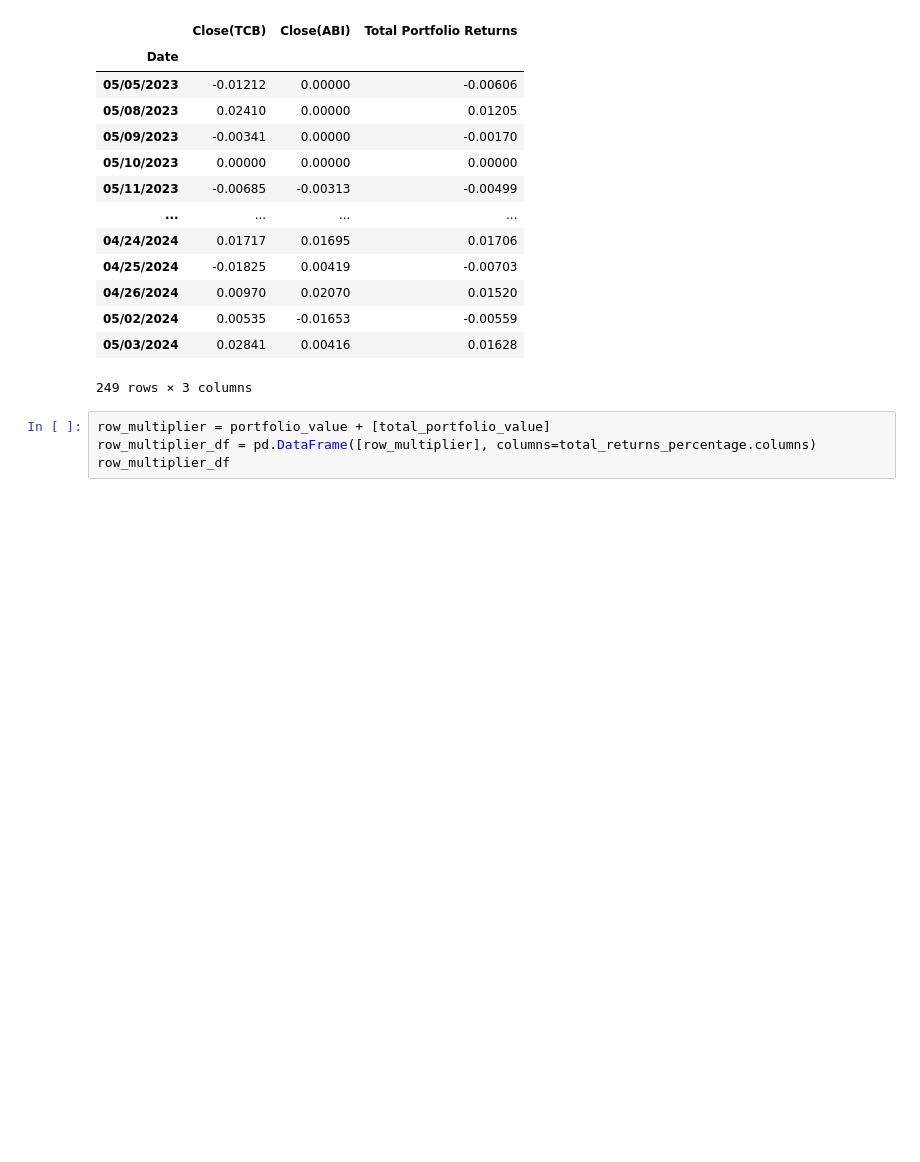
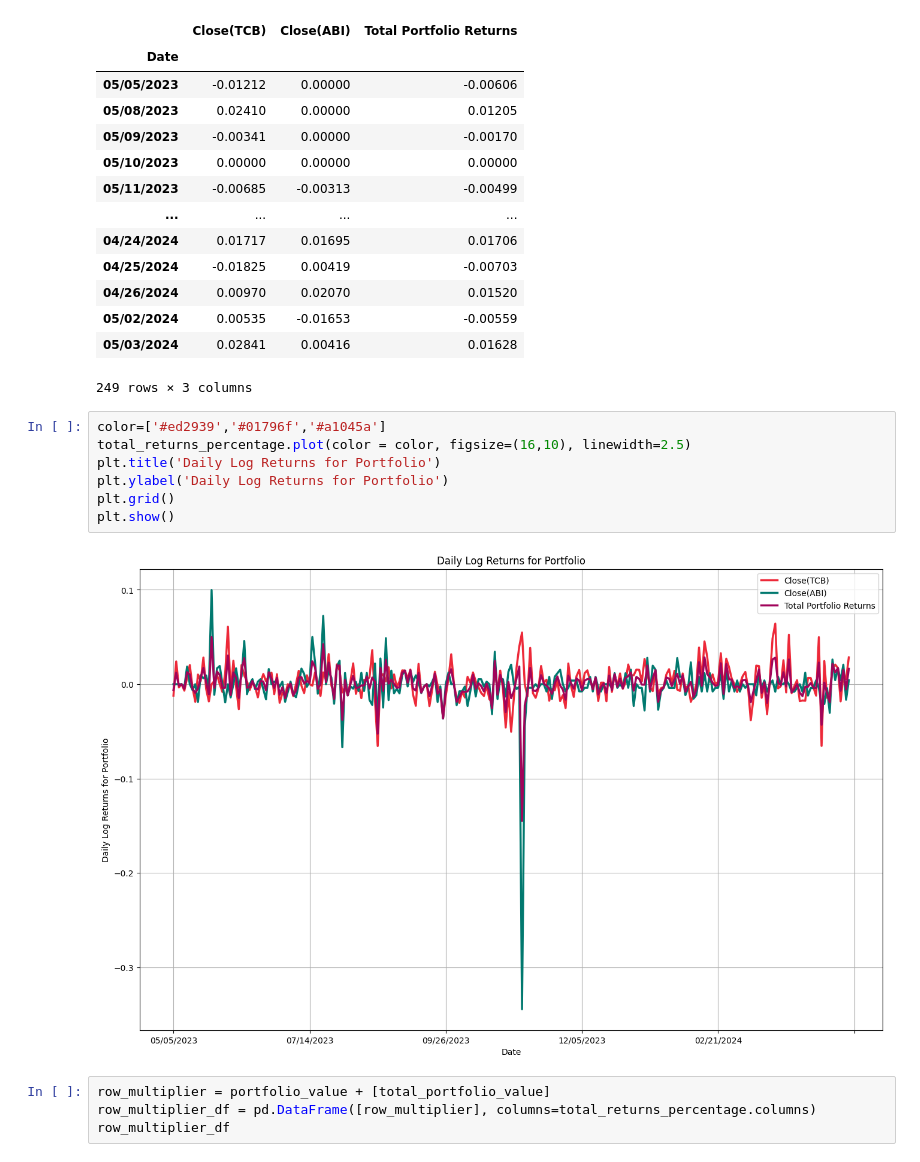
Before and after one commit to userlele78/Risk-Management-Project, a Jupyter notebook: Code/parametric-VaR.ipynb, the cells around one changed output. Saved outputs shown, nothing was run; the diff lists cells and outputs as text; blank space fills up the shorter version.

```diff
--- a/Code/parametric-VaR.ipynb
+++ b/Code/parametric-VaR.ipynb
@@ -157,6 +162,15 @@ total_returns_percentage
 | 05/02/2024 | 0.00535 | -0.01653 | -0.00559 |
 | 05/03/2024 | 0.02841 | 0.00416 | 0.01628 |
 249 rows × 3 columns
+# %%
+color=['#ed2939','#01796f','#a1045a']
+total_returns_percentage.plot(color = color, figsize=(16,10), linewidth=2.5)
+plt.title('Daily Log Returns for Portfolio')
+plt.ylabel('Daily Log Returns for Portfolio')
+plt.grid()
+plt.show()
+# %% [output]
+[figure, added]
 # %%
 row_multiplier = portfolio_value + [total_portfolio_value]
 row_multiplier_df = pd.DataFrame([row_multiplier], columns=total_returns_percentage.columns)
```
Also changed, not shown: parts of 7 cells of this notebook.
